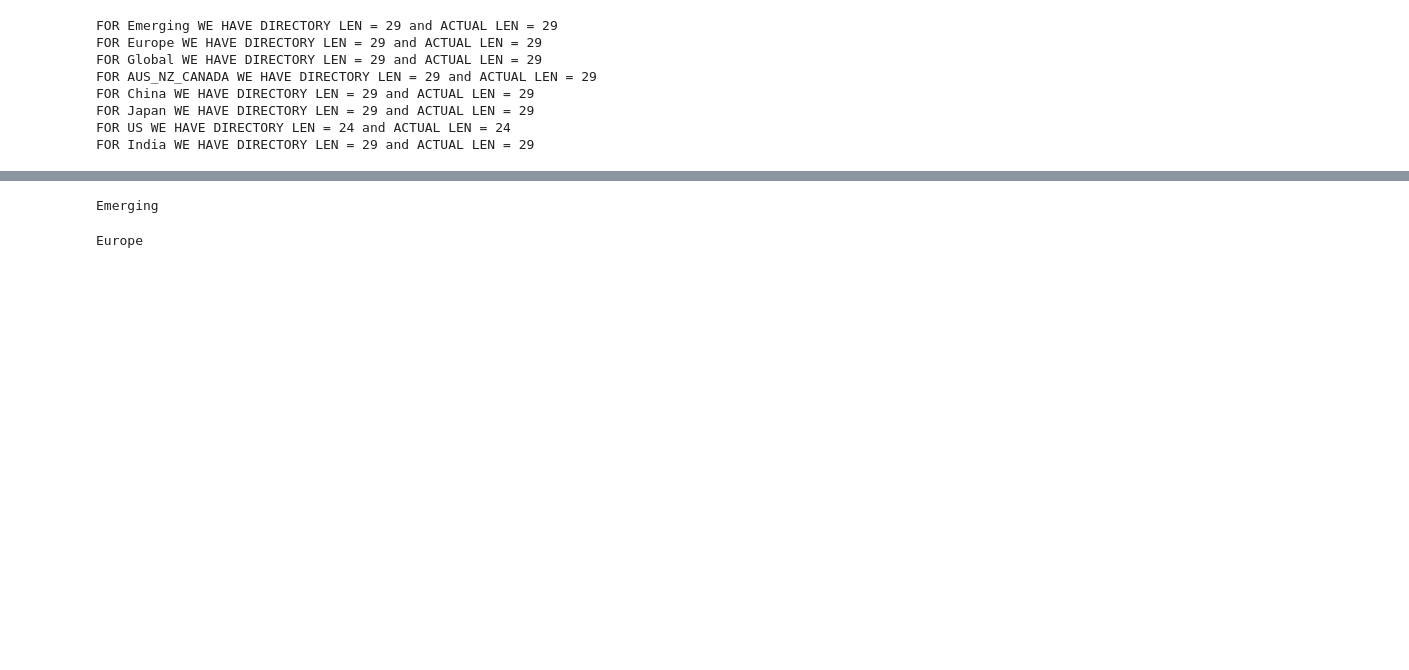
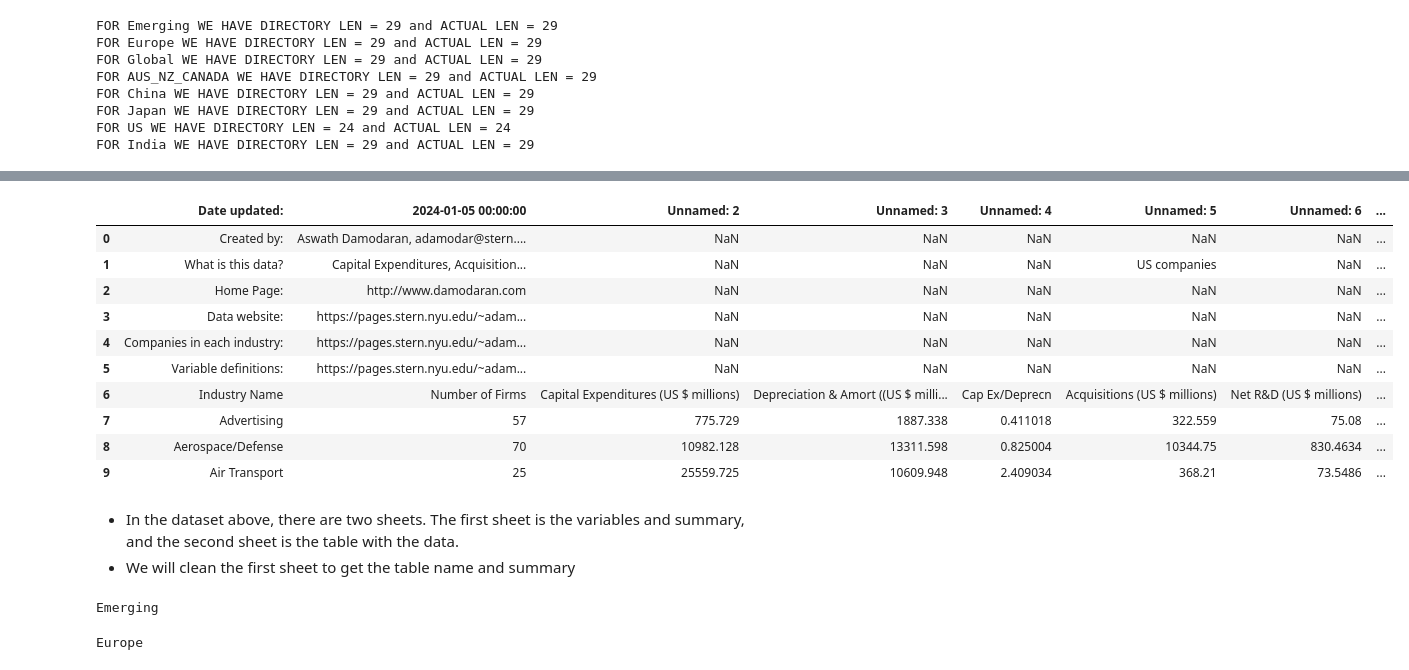
Before and after one commit to Athe-kunal/Text-to-SQL, a Jupyter notebook: text_to_sql.ipynb, the cells around one changed output, grey strips where cells are left out. Cells and saved outputs as stored; diff of their text form; code cells hidden in the pictures; blank space fills up the shorter version.

```diff
--- a/text_to_sql.ipynb
+++ b/text_to_sql.ipynb
@@ -94,0 +116,2 @@ FOR India WE HAVE DIRECTORY LEN = 29 and ACTUAL LEN = 29
+# %%
+sample_excel = pd.ExcelFile("DATA2/US/capex.xls")
@@ -95,3 +131,20 @@ FOR India WE HAVE DIRECTORY LEN = 29 and ACTUAL LEN = 29
+# %%
+sample_excel.parse(sample_excel.sheet_names[1]).head(10)
+# %% [output]
+|  | Date updated: | 2024-01-05 00:00:00 | Unnamed: 2 | Unnamed: 3 | Unnamed: 4 | Unnamed: 5 | Unnamed: 6 | ... |
+| 0 | Created by: | Aswath Damodaran, adamodar@stern.... | NaN | NaN | NaN | NaN | NaN | ... |
+| 1 | What is this data? | Capital Expenditures, Acquisition... | NaN | NaN | NaN | US companies | NaN | ... |
+| 2 | Home Page: | http://www.damodaran.com | NaN | NaN | NaN | NaN | NaN | ... |
+| 3 | Data website: | https://pages.stern.nyu.edu/~adam... | NaN | NaN | NaN | NaN | NaN | ... |
+| 4 | Companies in each industry: | https://pages.stern.nyu.edu/~adam... | NaN | NaN | NaN | NaN | NaN | ... |
+| 5 | Variable definitions: | https://pages.stern.nyu.edu/~adam... | NaN | NaN | NaN | NaN | NaN | ... |
+| 6 | Industry Name | Number of Firms | Capital Expenditures (US $ millions) | Depreciation & Amort ((US $ milli... | Cap Ex/Deprecn | Acquisitions (US $ millions) | Net R&D (US $ millions) | ... |
+| 7 | Advertising | 57 | 775.729 | 1887.338 | 0.411018 | 322.559 | 75.08 | ... |
+| 8 | Aerospace/Defense | 70 | 10982.128 | 13311.598 | 0.825004 | 10344.75 | 830.4634 | ... |
+| 9 | Air Transport | 25 | 25559.725 | 10609.948 | 2.409034 | 368.21 | 73.5486 | ... |
+# %% [markdown]
+* In the dataset above, there are two sheets. The first sheet is the variables and summary, and the second sheet is the table with the data.
+* We will clean the first sheet to get the table name and summary
 # %%
 import pandas as pd
 from tqdm import tqdm
```
Also changed, not shown: parts of 44 cells of this notebook.
